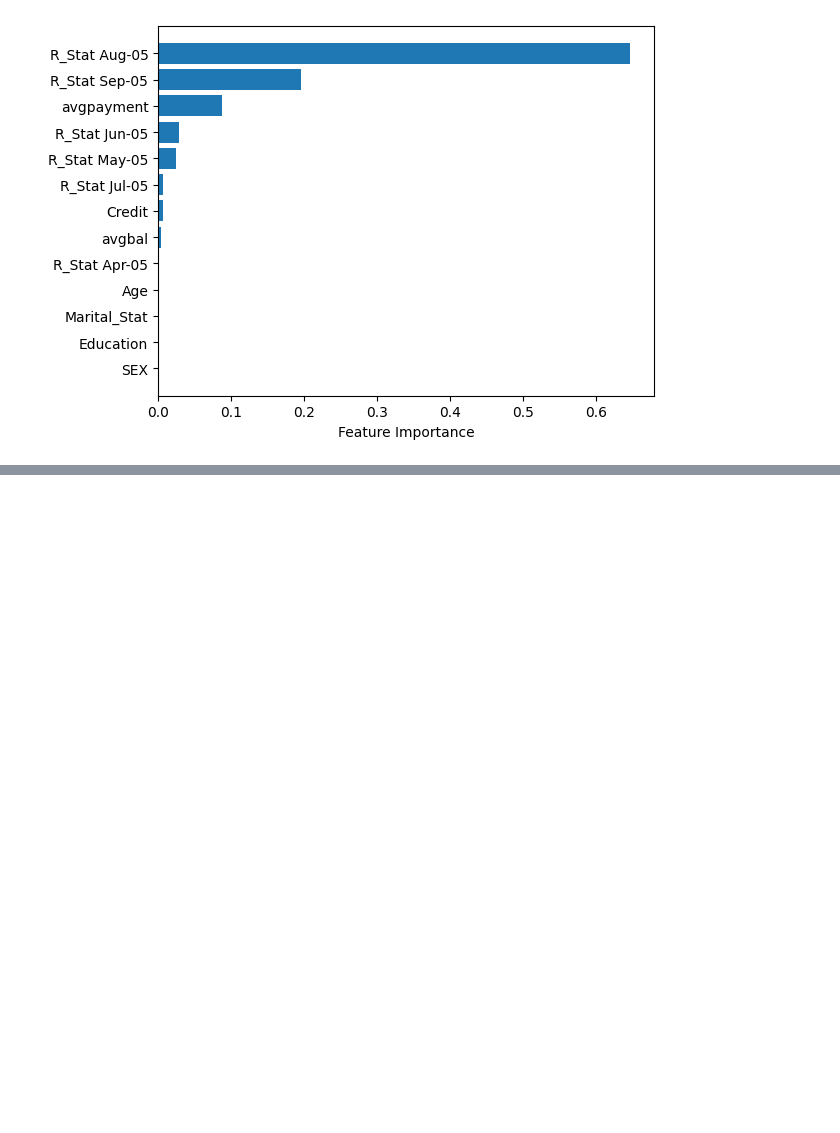
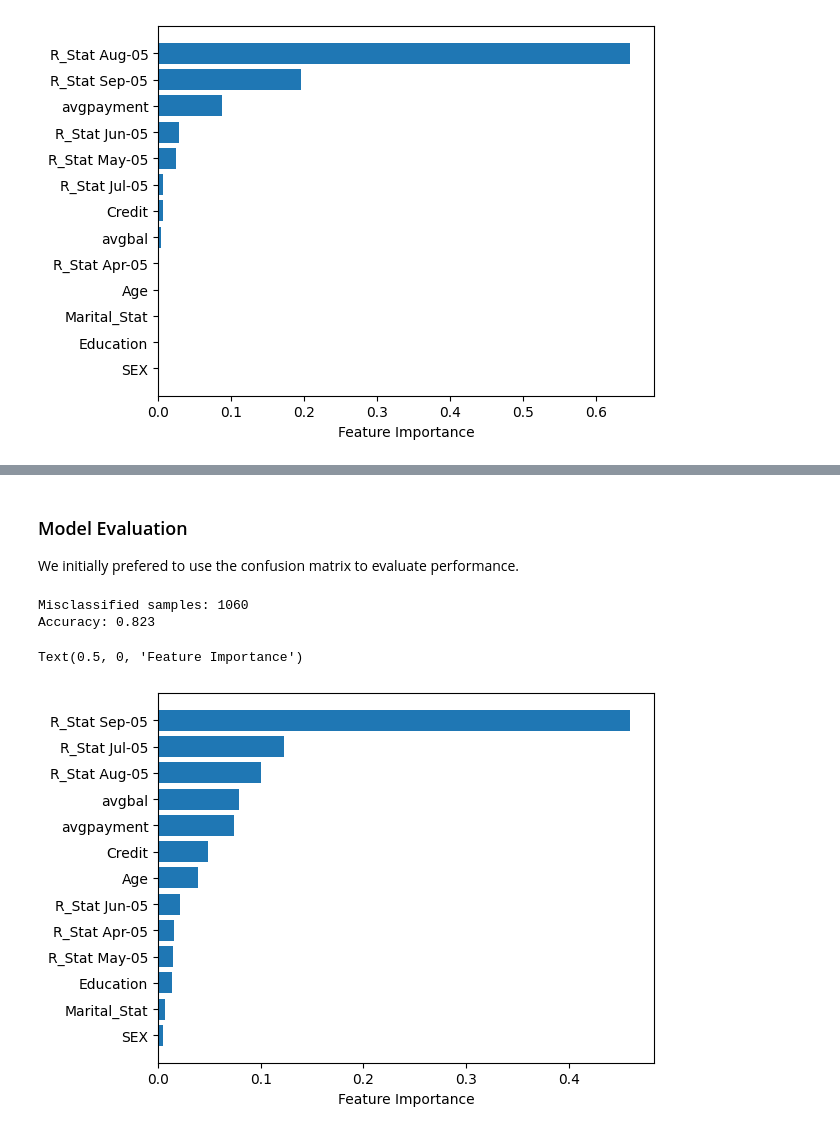
Before and after one commit to halle15/DATA-400_Final_Project, a Jupyter notebook: Final_Project_txt.ipynb, the cells around one changed output, grey strips where cells are left out. Cells and saved outputs as stored; diff of their text form; code cells hidden in the pictures; blank space fills up the shorter version.

Commit message:
text on model performance eval, discussion

```diff
--- a/Final_Project_txt.ipynb
+++ b/Final_Project_txt.ipynb
@@ -534,0 +550,28 @@ Text(0.5, 0, 'Feature Importance')
+# %% [markdown]
+### Model Evaluation
+
+We initially prefered to use the confusion matrix to evaluate performance.
+# %%
+# Gradient Boosting Classifier
+clf = GradientBoostingClassifier(learning_rate=0.25, max_depth=6,
+                                 max_features=9, min_samples_leaf=20,
+                                 n_estimators=20, random_state=123).fit(X_train_std, y_train)
+
+# Determining Misclassified Samples and Model Accuracy
+y_pred = clf.predict(X_test_std)
+print('Misclassified samples: %d' % (y_test != y_pred).sum())
+print('Accuracy: %.3f' % accuracy_score(y_test, y_pred))
+
+# AUC metric to test model
+false_positive_rate, true_positive_rate, thresholds = roc_curve(y_test, y_pred)
+roc_auc = auc(false_positive_rate, true_positive_rate)
+roc_auc
+
+sort = clf.feature_importances_.argsort()
+plt.barh(df.columns[sort], clf.feature_importances_[sort])
+plt.xlabel("Feature Importance")
+# %% [output]
+Misclassified samples: 1060
+Accuracy: 0.823
+Text(0.5, 0, 'Feature Importance')
+[figure, added]
```
Also changed, not shown: parts of 6 cells of this notebook.
